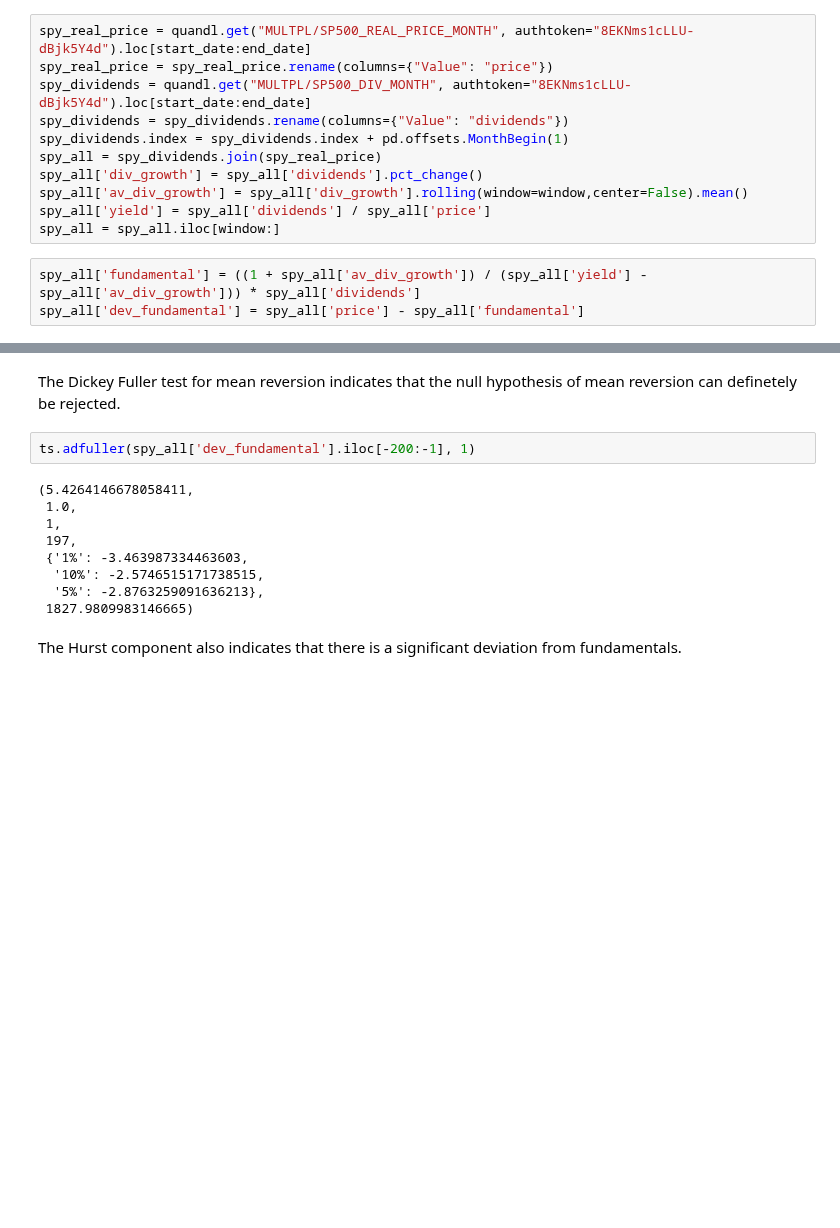
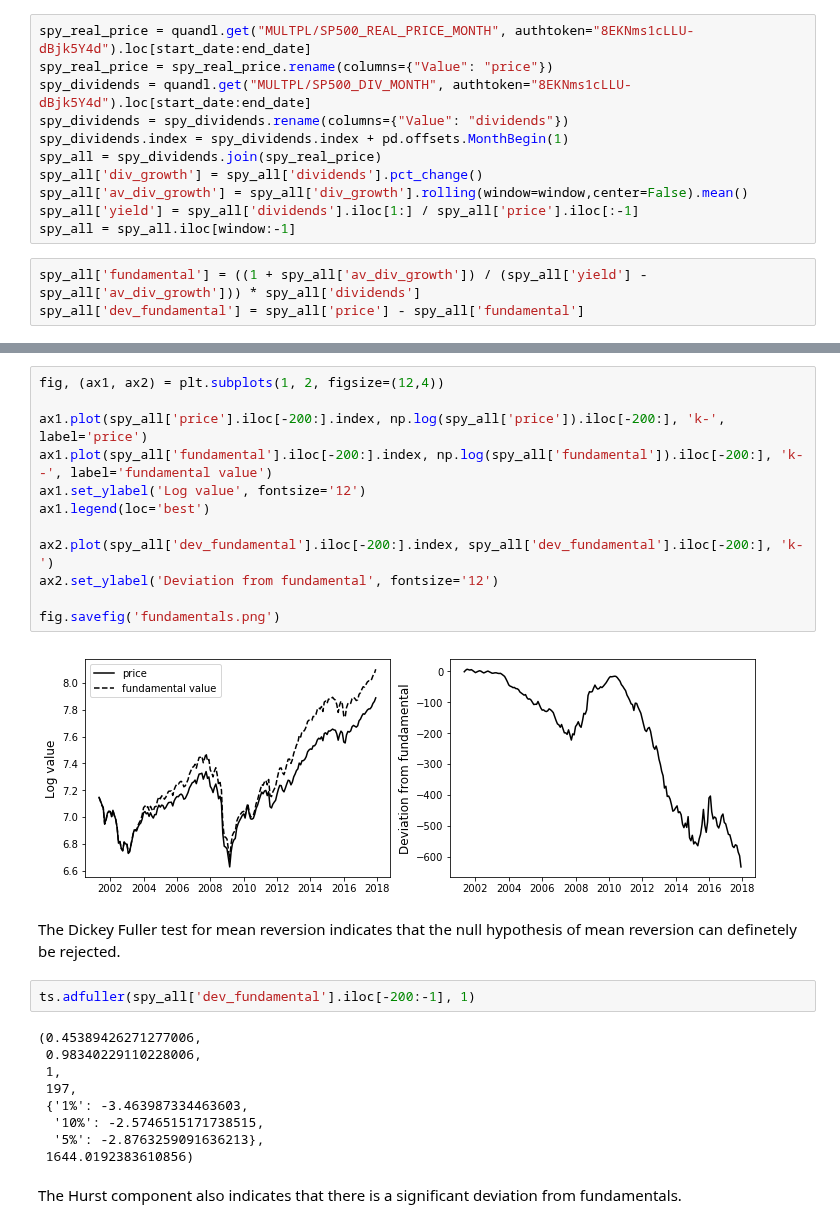
Before and after one commit to joerischasfoort/sim-fin-abm, a Jupyter notebook: Fundamentals-unhinged-baseline-replication.ipynb, the cells around one changed output, grey strips where cells are left out. Drawn from its saved outputs; the diff is of its cells as text; blank space fills up the shorter version.

Commit message:
measuring fundamentals

```diff
--- a/Fundamentals-unhinged-baseline-replication.ipynb
+++ b/Fundamentals-unhinged-baseline-replication.ipynb
@@ -31,8 +31,8 @@ spy_dividends.index = spy_dividends.index + pd.offsets.MonthBegin(1)
 spy_all = spy_dividends.join(spy_real_price)
 spy_all['div_growth'] = spy_all['dividends'].pct_change()
 spy_all['av_div_growth'] = spy_all['div_growth'].rolling(window=window,center=False).mean()
-spy_all['yield'] = spy_all['dividends'] / spy_all['price']
-spy_all = spy_all.iloc[window:]
+spy_all['yield'] = spy_all['dividends'].iloc[1:] / spy_all['price'].iloc[:-1]
+spy_all = spy_all.iloc[window:-1]
 # %%
 spy_all['fundamental'] = ((1 + spy_all['av_div_growth']) / (spy_all['yield'] - spy_all['av_div_growth'])) * spy_all['dividends']
 spy_all['dev_fundamental'] = spy_all['price'] - spy_all['fundamental']
@@ -45,16 +49,30 @@ np.log(spy_all['price']).iloc[-200:].plot()
+# %%
+fig, (ax1, ax2) = plt.subplots(1, 2, figsize=(12,4))
+
+ax1.plot(spy_all['price'].iloc[-200:].index, np.log(spy_all['price']).iloc[-200:], 'k-', label='price')
+ax1.plot(spy_all['fundamental'].iloc[-200:].index, np.log(spy_all['fundamental']).iloc[-200:], 'k--', label='fundamental value')
+ax1.set_ylabel('Log value', fontsize='12')
+ax1.legend(loc='best')
+
+ax2.plot(spy_all['dev_fundamental'].iloc[-200:].index, spy_all['dev_fundamental'].iloc[-200:], 'k-')
+ax2.set_ylabel('Deviation from fundamental', fontsize='12')
+
+fig.savefig('fundamentals.png')
+# %% [output]
+[figure, added]
 # %% [markdown]
 The Dickey Fuller test for mean reversion indicates that the null hypothesis of mean reversion can definetely be rejected.
 # %%
 ts.adfuller(spy_all['dev_fundamental'].iloc[-200:-1], 1)
 # %% [output]
-(5.4264146678058411,
- 1.0,
+(0.45389426271277006,
+ 0.98340229110228006,
  1,
  197,
  {'1%': -3.463987334463603,
   '10%': -2.5746515171738515,
   '5%': -2.8763259091636213},
- 1827.9809983146665)
+ 1644.0192383610856)
 # %% [markdown]
 The Hurst component also indicates that there is a significant deviation from fundamentals.
 # %%
```
Also changed, not shown: parts of 4 cells of this notebook.
